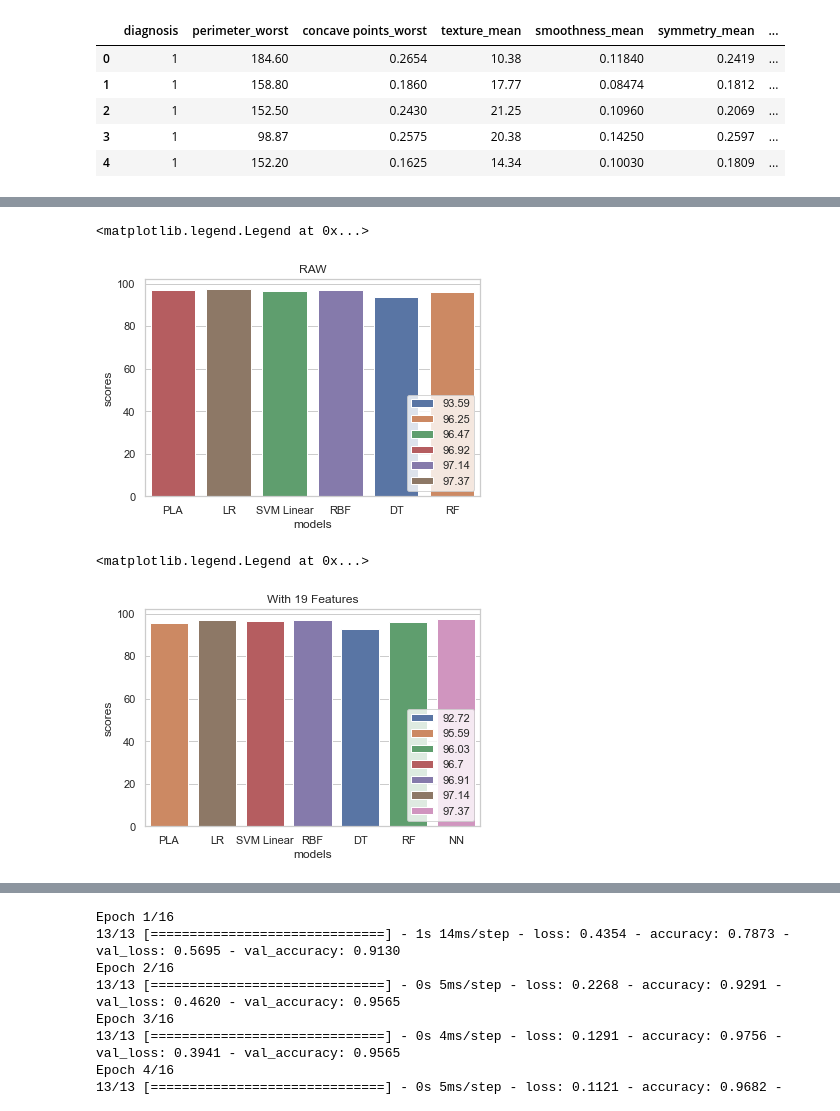
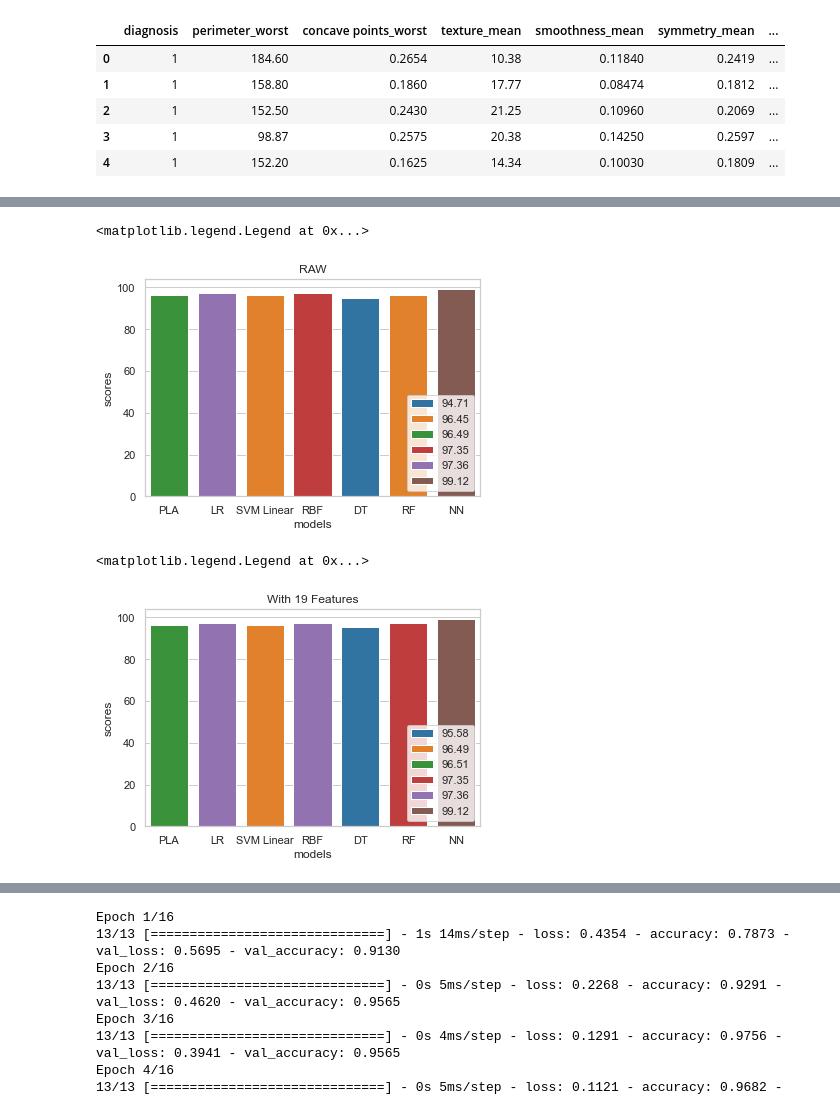
Before and after one commit to muhammed-oztel/CSE4088_ML_Term_Project, a Jupyter notebook: data.ipynb, the cells around one changed output, grey strips where cells are left out. Saved outputs shown, nothing was run; the diff lists cells and outputs as text; code cells hidden in the pictures.

Commit message:
well score and model visualization done

```diff
--- a/data.ipynb
+++ b/data.ipynb
@@ -240,12 +212,12 @@ def find_scores(X_train, y_train):
     history = model.fit(X_train, y_train, epochs=16, batch_size=32, verbose=1, validation_split=0.1)
     scores.append(round(history.history['val_accuracy'][-1]*100,2))
     # score_20 = model_cor.evaluate(X_test20, y_test20, batch_size=16) # 16 - 0.974286, 32 - 0.968571
+    classifiers.append(model)
     return scores, classifiers
 
 
 
 scores, clfs = find_scores(X_train, y_train)
 scores_20, clfs_20 = find_scores(X_train20, y_train20)
-scores_cor, clfs_cor = find_scores(X_train_cor, y_train_cor)
 # %% [output]
 Epoch 1/16
@@ -275,0 +240,26 @@ print(scores_cor)
+# %%
+print(scores)
+print(scores_20)
+# print(scores_cor)
+
+test_score = []
+for clf in clfs[:-1]:
+    clf.fit(X_train, y_train)
+    pred = clf.predict( X_test)
+    # test_score.append(clf.score)
+    test_score.append(round(classification_report(y_test, pred, output_dict=True)["weighted avg"]["f1-score"]*100,2))
+
+score_nn = clfs[-1].evaluate(X_test, y_test, batch_size=32) # 16 - 0.974286, 32 - 0.968571
+test_score.append(round(score_nn[-1]*100,2))
+
+
+
+test_score_20 = []
+for clf in clfs_20[:-1]:
+    clf.fit(X_train20, y_train20)
+    pred = clf.predict( X_test20)
+    # test_score.append(clf.score)
+    test_score_20.append(round(classification_report(y_test20, pred, output_dict=True)["weighted avg"]["f1-score"]*100,2))
+
+score_nn20 = clfs_20[-1].evaluate(X_test20, y_test20, batch_size=32) # 16 - 0.974286, 32 - 0.968571
+test_score_20.append(round(score_nn20[-1]*100,2))
@@ -276,17 +297,19 @@ print(scores_cor)
 # %%
-models = ["PLA", "LR", "SVM Linear", "RBF", "DT", "RF"]
+models = ["PLA", "LR", "SVM Linear", "RBF", "DT", "RF", "NN"]
 sns.set_theme(style="whitegrid")
-df = pd.DataFrame({'models': models, 'scores': scores})
-ax = sns.barplot(x="models", y="scores", data=df,hue="scores", dodge=False).set_title("RAW")
+df = pd.DataFrame({'models': models, 'scores': test_score})
+ax = sns.barplot(x="models", y="scores", data=df,hue="scores", dodge=False, palette="tab10").set_title("RAW")
+
 plt.legend(loc="lower right")
 # %% [output]
 <matplotlib.legend.Legend at 0x...>
-[figure, old version]
+[figure, new version]
 # %%
 sns.set_theme(style="whitegrid")
-df = pd.DataFrame({'models': models, 'scores': scores_20})
-ax = sns.barplot(x="models", y="scores", data=df,hue="scores", dodge=False).set_title("With 19 Features")
+df = pd.DataFrame({'models': models, 'scores': test_score_20})
+ax = sns.barplot(x="models", y="scores", data=df,hue="scores", dodge=False, palette="tab10").set_title("With 19 Features")
+
 plt.legend(loc="lower right")
 # %% [output]
 <matplotlib.legend.Legend at 0x...>
-[figure, old version]
+[figure, new version]
```
Also changed, not shown: parts of 11 cells of this notebook, 1 other file.
